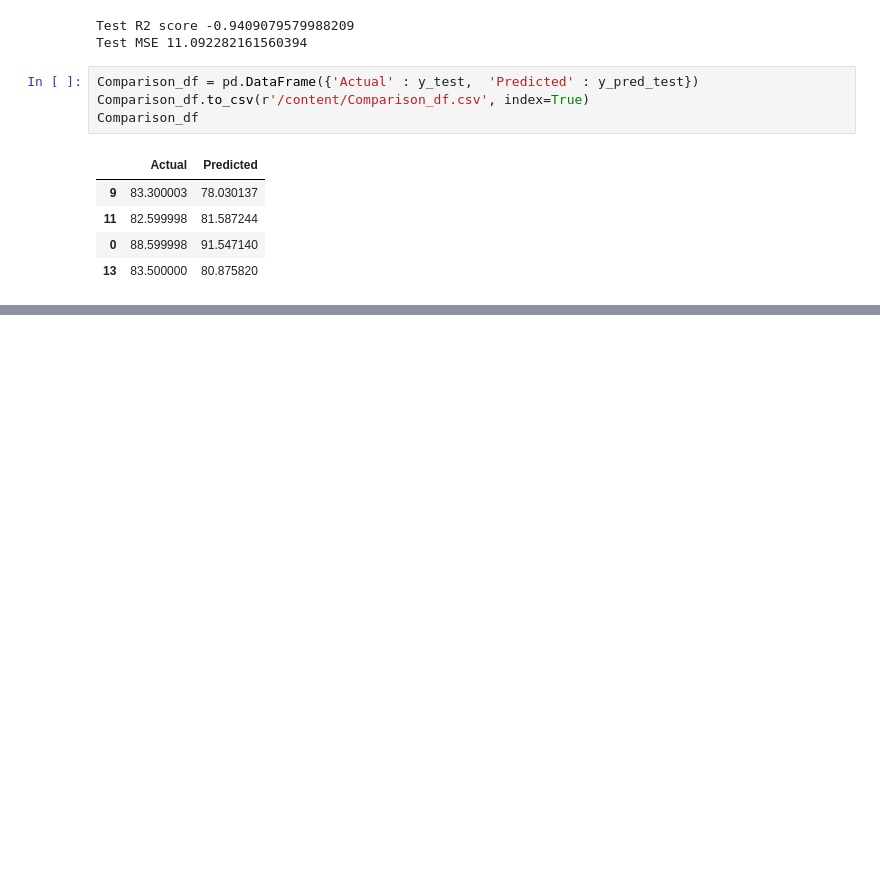
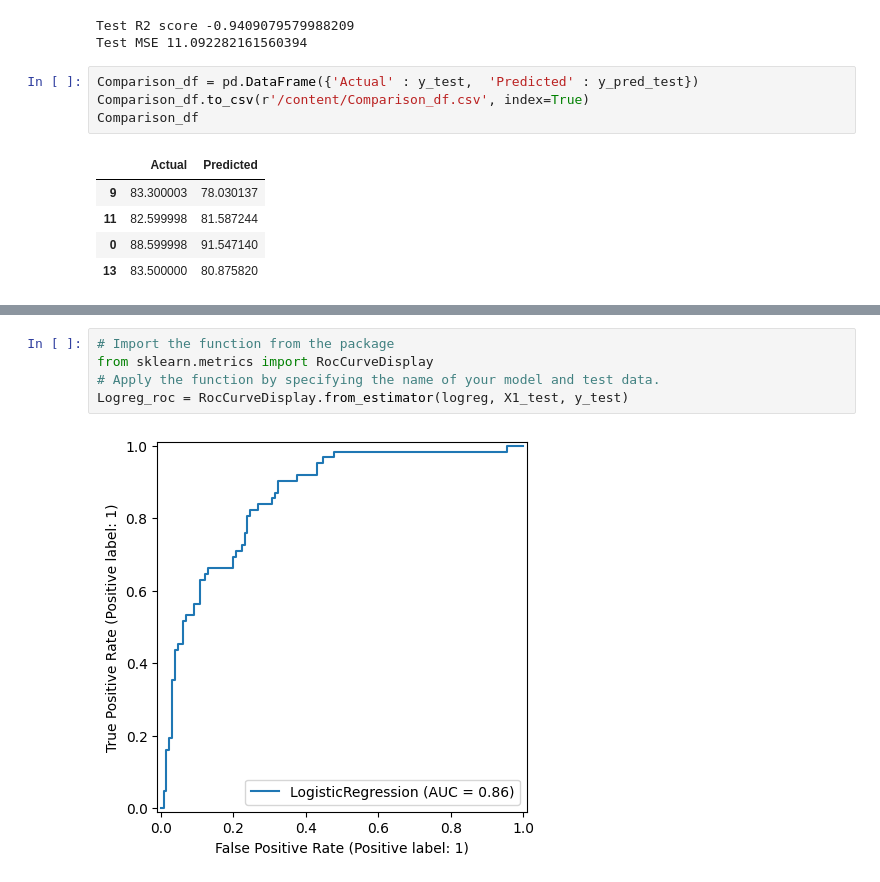
Before and after one commit to nadeeshafdo/google_colab, a Jupyter notebook: Classification_Regression.ipynb, the cells around one changed output, grey strips where cells are left out. Cells and saved outputs as stored; diff of their text form; blank space fills up the shorter version.

```diff
--- a/Classification_Regression.ipynb
+++ b/Classification_Regression.ipynb
@@ -69,0 +178,7 @@ Comparison_df
+# %%
+# Import the function from the package
+from sklearn.metrics import RocCurveDisplay
+# Apply the function by specifying the name of your model and test data.
+Logreg_roc = RocCurveDisplay.from_estimator(logreg, X1_test, y_test)
+# %% [output]
+[figure, added]
```
Also changed, not shown: parts of 11 cells of this notebook.
